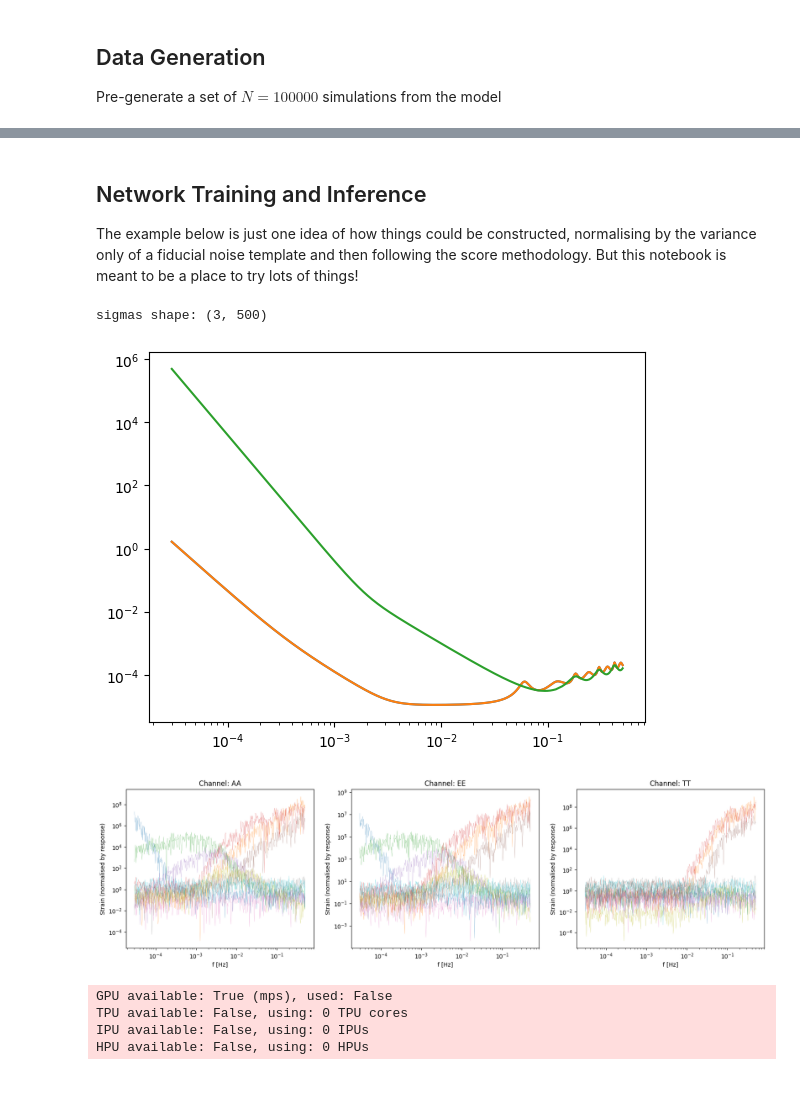
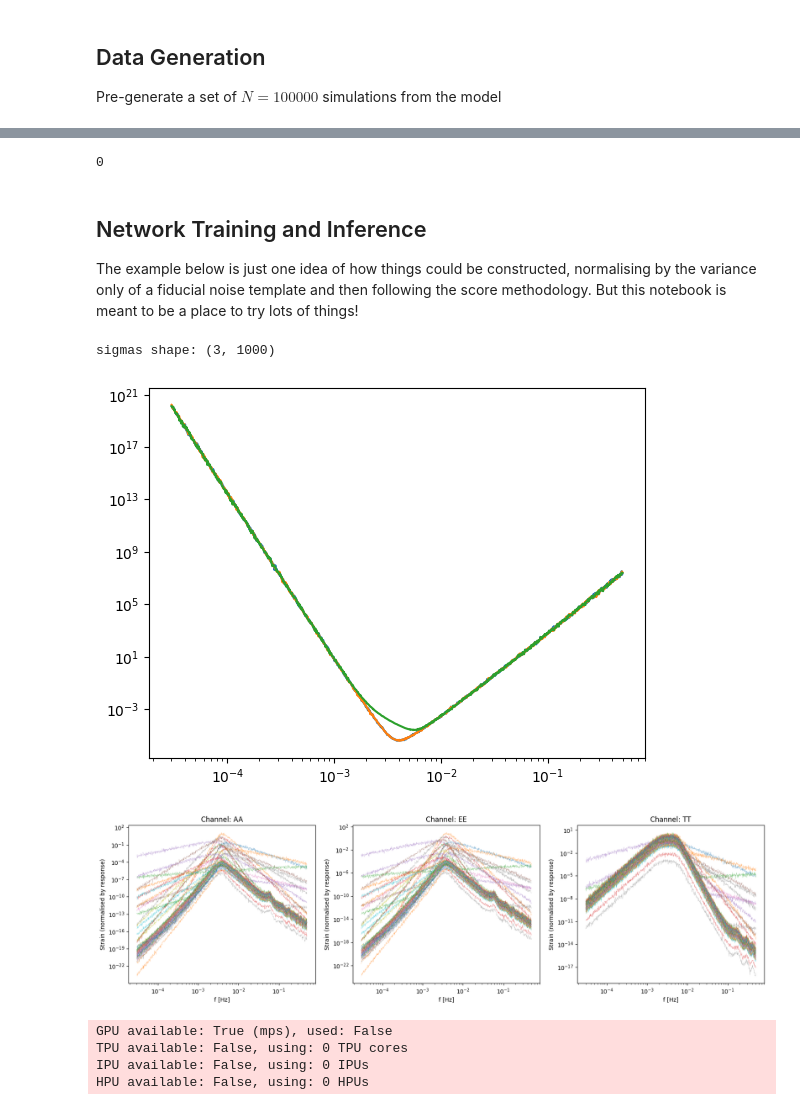
Before and after one commit to PEREGRINE-GW/saqqara, a Jupyter notebook: examples/fake_lisa/fake_lisa.ipynb, the cells around one changed output, grey strips where cells are left out. Cells and saved outputs as stored; diff of their text form; code cells hidden in the pictures.

Commit message:
Updated fake lisa simulator to include coarse graining

```diff
--- a/examples/fake_lisa/fake_lisa.ipynb
+++ b/examples/fake_lisa/fake_lisa.ipynb
@@ -153,5 +215,5 @@ class FakeLISA(swyft.Simulator):
 # %%
-nfreq_pts = 500 # 5e5
+nfreq_pts = 5e5
 sim = FakeLISA(npts=int(nfreq_pts))
 sample = sim.sample(conditions={"z": np.array([-11.0, 0.0, 3.0, 15.0])})
 
@@ -173,6 +235,13 @@ for i in range(3):
         label=f"Noise ({labels[i]})",
         lw=2.3,
     )
+    plt.loglog(
+        sim.coarse_grained_f[:, i],
+        sample["coarse_grained_data"][i, :],
+        c="green",
+        label=f"Coarse-grained Data ({labels[i]})",
+        lw=2.3,
+    )
     plt.loglog(sim.f, sample["temp_signal"], c="orange", label="Signal", lw=2.3)
     plt.xlabel("f [Hz]")
     plt.ylabel("Strain (normalised by response)")
@@ -184,0 +254,4 @@ for i in range(3):
+# %%
+sample = sim.sample()
+plt.loglog(sim.f, sample["quadratic_data"].T)
+plt.loglog(sim.coarse_grained_f, sample["coarse_grained_data"].T)
@@ -201,0 +286,9 @@ WARNING: Already initialized.
+# %%
+fig = plt.figure(figsize=(20, 6))
+for i in range(512):
+    for j in range(3):
+        ax = plt.subplot(1, 3, j + 1)
+        plt.loglog(sim.coarse_grained_f, store[i]['coarse_grained_data'][j, :], c="k", alpha=0.3, lw=0.3)
+        plt.xlabel("f [Hz]")
+        plt.ylabel("Strain (normalised by response)")
+        plt.title(f"Channel: {labels[j]}")
@@ -228,3 +324,7 @@ Number of simulations required: 0
+# %%
+store.sims_required
+# %% [output]
+0
 # %%
 # Call this cell to shutdown the data generation step
 ray.shutdown()
@@ -233,34 +333,29 @@ ray.shutdown()
 
 The example below is just one idea of how things could be constructed, normalising by the variance only of a fiducial noise template and then following the score methodology. But this notebook is meant to be a place to try lots of things!
 # %%
-sigmas = np.sqrt(
-    sim.sample(
-        conditions={"z": np.array([0.0, 0.0, 3.0, 15.0])},
-        targets=["temp_noise"],
-    )["temp_noise"]
-)
-plt.loglog(sim.f, sigmas.T)
+sigmas = np.mean(store['coarse_grained_data'], axis=(0,))
+plt.loglog(sim.coarse_grained_f, sigmas.T)
 print("sigmas shape:", sigmas.shape)
 # %% [output]
-sigmas shape: (3, 500)
+sigmas shape: (3, 1000)
-[figure, old version]
+[figure, new version]
 # %%
 fig = plt.figure(figsize=(20, 5))
 labels = ["AA", "EE", "TT"]
-for _ in range(10):
+for _ in range(50):
     sample = sim.sample()
     for i in range(3):
         ax = plt.subplot(1, 3, i + 1)
         plt.loglog(
-            sim.f,
-            sample["quadratic_data"][i, :] / sigmas[i, :]**2,
+            sim.coarse_grained_f[:, i],
+            sample["coarse_grained_data"][i, :] / sigmas[i, :],
             alpha=0.9,
             lw=0.2,
         )
         plt.xlabel("f [Hz]")
         plt.ylabel("Strain (normalised by response)")
         plt.title(f"Channel: {labels[i]}")
 # %% [output]
-[figure, old version]
+[figure, new version]
 # %%
 from swyft.networks import OnlineStandardizingLayer
```
Also changed, not shown: parts of 16 cells of this notebook.
